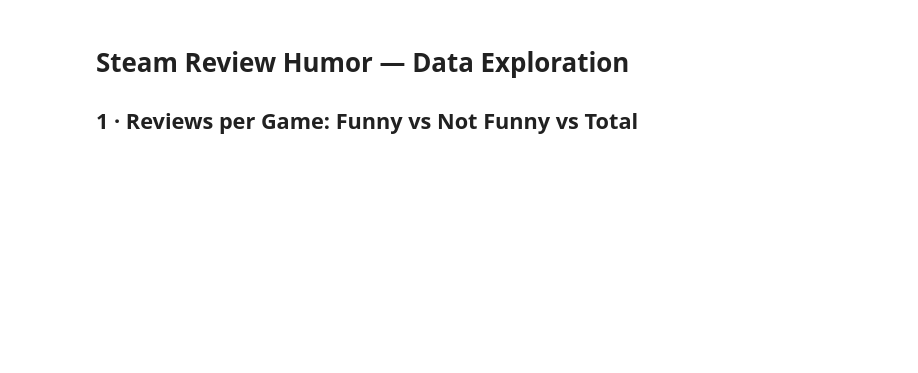
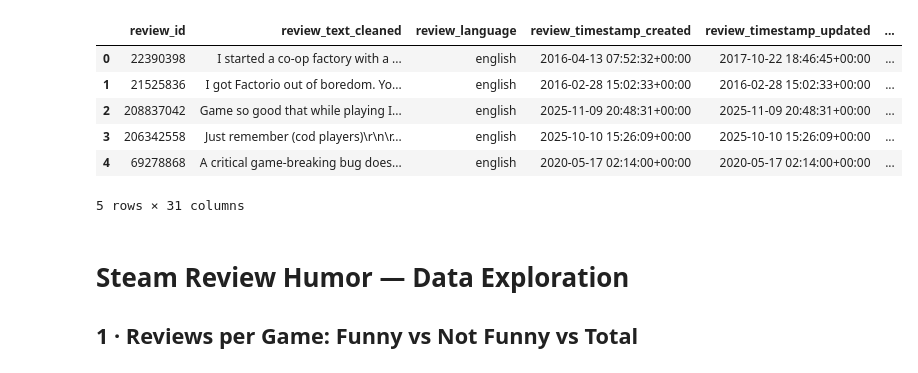
Before and after one commit to tdiepenb/steamReviewHumor, a Jupyter notebook: steam_review_humor/data_exporation.ipynb, the cells around one changed output. Saved outputs shown, nothing was run; the diff lists cells and outputs as text; code cells hidden in the pictures; blank space fills up the shorter version.

```diff
--- a/steam_review_humor/data_exporation.ipynb
+++ b/steam_review_humor/data_exporation.ipynb
@@ -17,3 +17,15 @@ Dataset: 738,853 reviews  |  22 games  |  31 columns
+# %%
+df.sort_values("review_votes_funny", ascending=False, inplace=True)
+df.reset_index(drop=True, inplace=True)
+df.head()
+# %% [output]
+|  | review_id | review_text_cleaned | review_language | review_timestamp_created | review_timestamp_updated | ... |
+| 0 | 22390398 | I started a co-op factory with a ... | english | 2016-04-13 07:52:32+00:00 | 2017-10-22 18:46:45+00:00 | ... |
+| 1 | 21525836 | I got Factorio out of boredom. Yo... | english | 2016-02-28 15:02:33+00:00 | 2016-02-28 15:02:33+00:00 | ... |
+| 2 | 208837042 | Game so good that while playing I... | english | 2025-11-09 20:48:31+00:00 | 2025-11-09 20:48:31+00:00 | ... |
+| 3 | 206342558 | Just remember (cod players)\r\n\r... | english | 2025-10-10 15:26:09+00:00 | 2025-10-10 15:26:09+00:00 | ... |
+| 4 | 69278868 | A critical game-breaking bug does... | english | 2020-05-17 02:14:00+00:00 | 2020-05-17 02:14:00+00:00 | ... |
+5 rows × 31 columns
 # %% [markdown]
 # Steam Review Humor — Data Exploration
 
```
Also changed, not shown: parts of 12 cells of this notebook, 3 other files.
